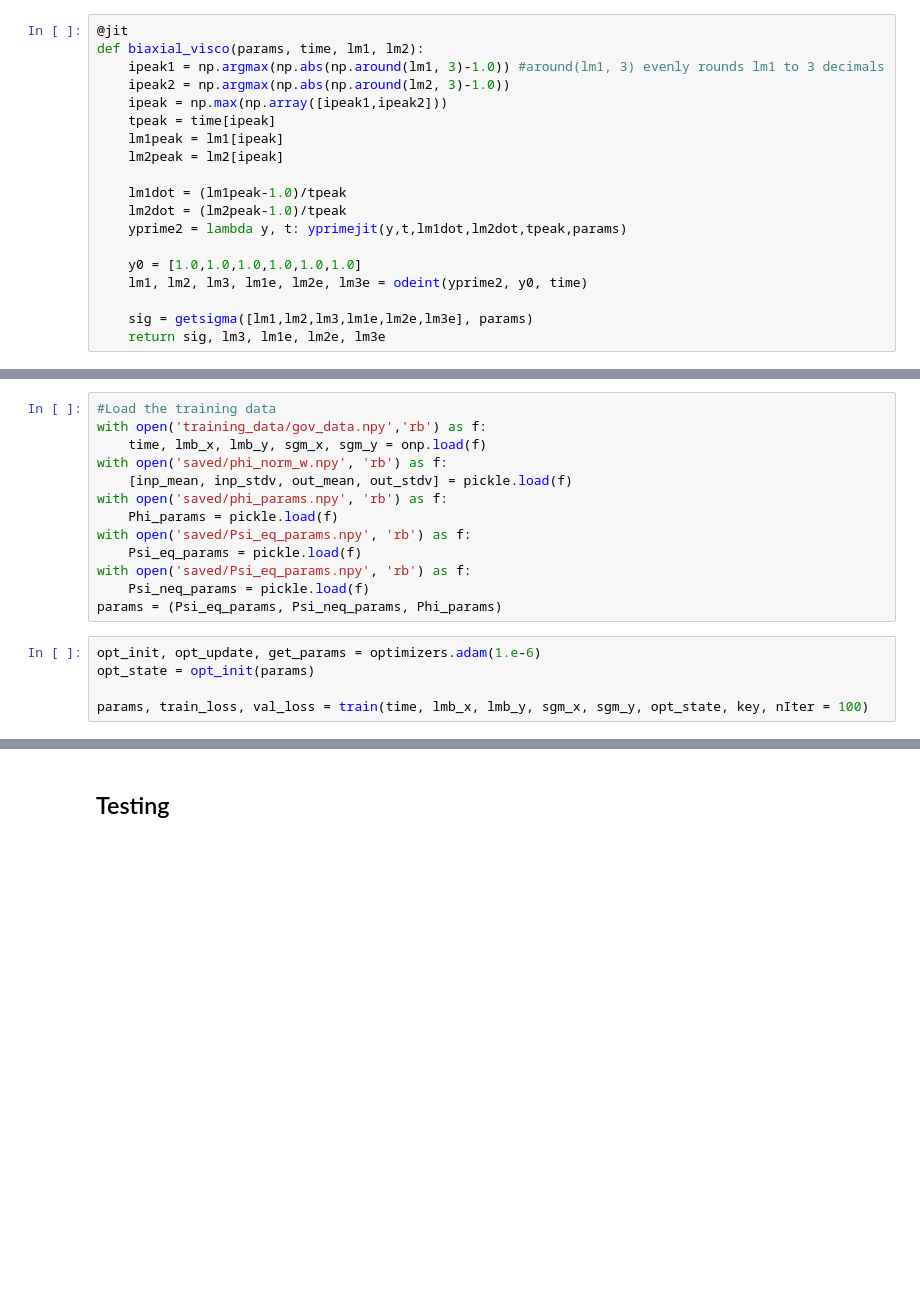
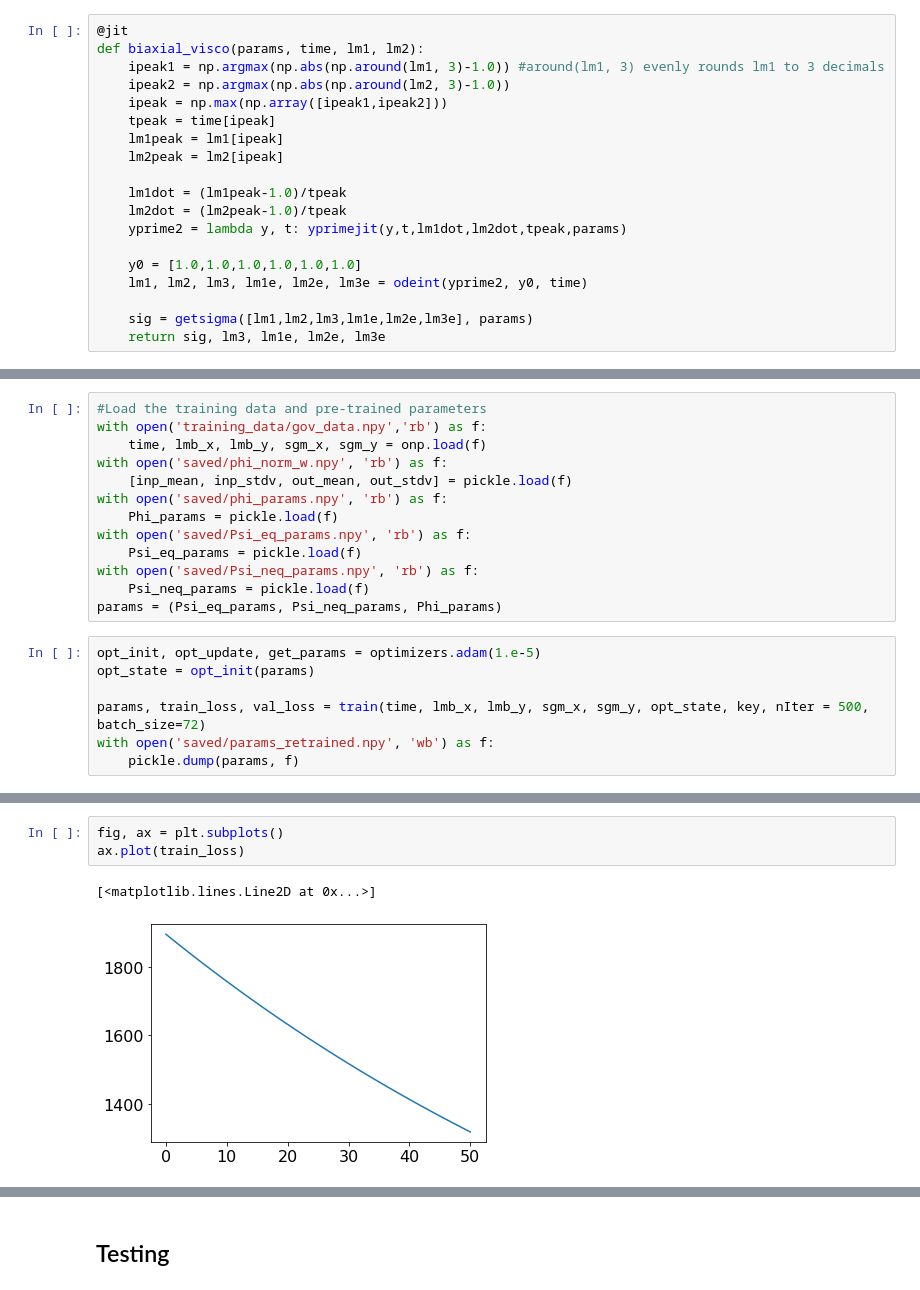
Before and after one commit to VatsalSy/nvisco, a Jupyter notebook: nvisco.ipynb, the cells around one changed output, grey strips where cells are left out. Saved outputs shown, nothing was run; the diff lists cells and outputs as text; blank space fills up the shorter version.

```diff
--- a/nvisco.ipynb
+++ b/nvisco.ipynb
@@ -266,7 +252,7 @@ def train(X1, X2, X3, Y1, Y2, opt_state, key, nIter = 1000, batch_size=10):
             print(to_print)
     return get_params(opt_state), train_loss, val_loss
 # %%
-#Load the training data
+#Load the training data and pre-trained parameters
 with open('training_data/gov_data.npy','rb') as f:
     time, lmb_x, lmb_y, sgm_x, sgm_y = onp.load(f)
 with open('saved/phi_norm_w.npy', 'rb') as f:
@@ -275,12 +261,14 @@ with open('saved/phi_params.npy', 'rb') as f:
     Phi_params = pickle.load(f)
 with open('saved/Psi_eq_params.npy', 'rb') as f:
     Psi_eq_params = pickle.load(f)
-with open('saved/Psi_eq_params.npy', 'rb') as f:
+with open('saved/Psi_neq_params.npy', 'rb') as f:
     Psi_neq_params = pickle.load(f)
 params = (Psi_eq_params, Psi_neq_params, Phi_params)
 # %%
-opt_init, opt_update, get_params = optimizers.adam(1.e-6)
+opt_init, opt_update, get_params = optimizers.adam(1.e-5)
 opt_state = opt_init(params)
 
-params, train_loss, val_loss = train(time, lmb_x, lmb_y, sgm_x, sgm_y, opt_state, key, nIter = 100)
+params, train_loss, val_loss = train(time, lmb_x, lmb_y, sgm_x, sgm_y, opt_state, key, nIter = 500, batch_size=72)
+with open('saved/params_retrained.npy', 'wb') as f:
+    pickle.dump(params, f)
 # %% [output]
@@ -302,0 +297,6 @@ it 100, train loss = nan
+# %%
+fig, ax = plt.subplots()
+ax.plot(train_loss)
+# %% [output]
+[<matplotlib.lines.Line2D at 0x...>]
+[figure, added]
```
Also changed, not shown: parts of 11 cells of this notebook, 13 other files.
